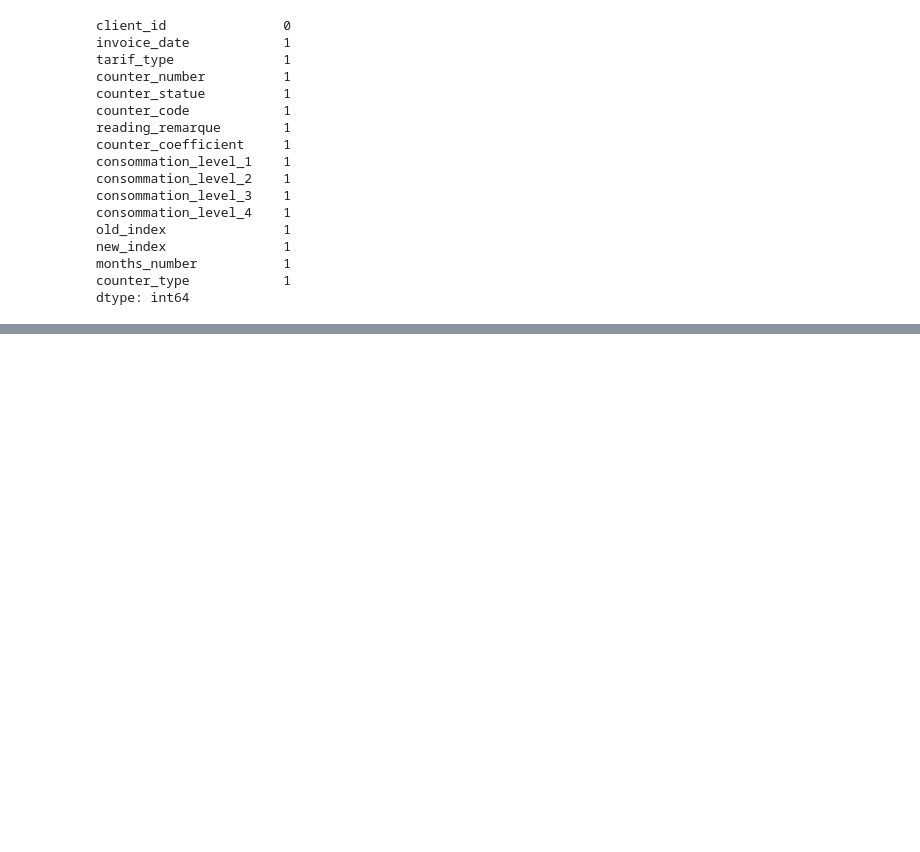
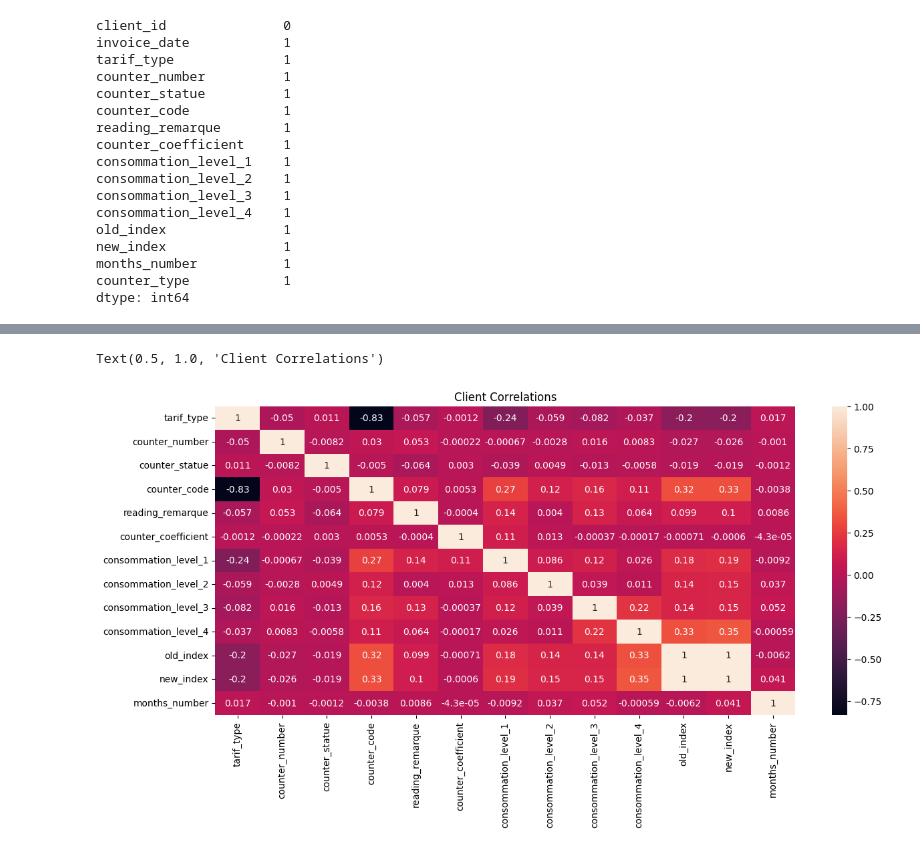
Before and after one commit to tigermcrae/Comradefoodreccomender, a Jupyter notebook: Fraud_Detection.ipynb, the cells around one changed output, grey strips where cells are left out. Cells and saved outputs as stored; diff of their text form; code cells hidden in the pictures; blank space fills up the shorter version.

```diff
--- a/Fraud_Detection.ipynb
+++ b/Fraud_Detection.ipynb
@@ -132,0 +182,2 @@ AttributeError: ignored
+# %%
+invoice_train = invoice_train.dropna()
@@ -132,0 +267,7 @@ AttributeError: ignored
+# %%
+plt.figure(figsize=(14,6))
+sns.heatmap(invoice_train.corr(),annot=True)
+plt.title('Client Correlations')
+# %% [output]
+Text(0.5, 1.0, 'Client Correlations')
+[figure, added]
```
Also changed, not shown: parts of 25 cells of this notebook.
